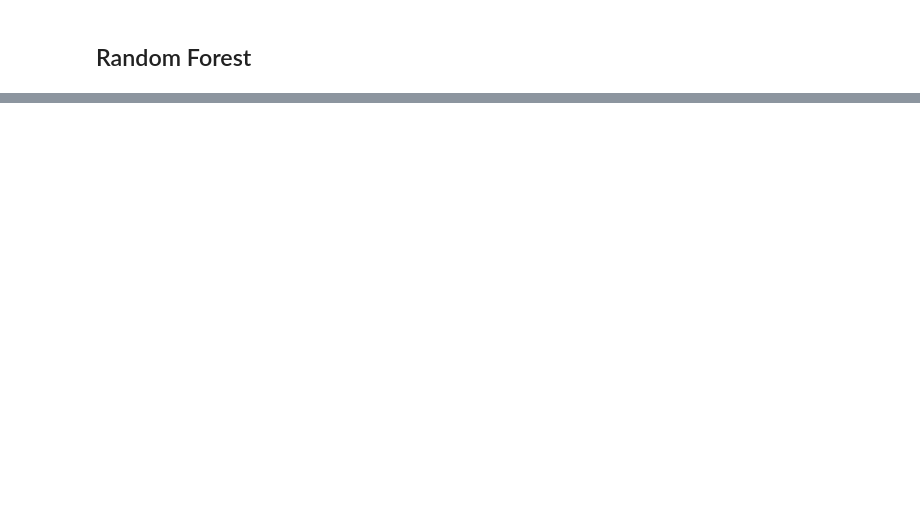
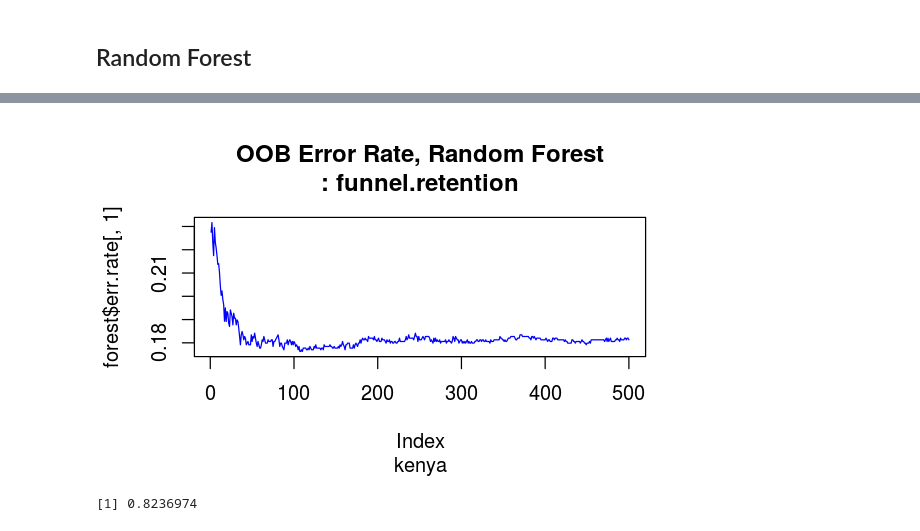
Before and after one commit to cturner500/DoPLER, a Jupyter notebook: R_funnel_analysis.ipynb, the cells around one changed output, grey strips where cells are left out. Cells and saved outputs as stored; diff of their text form; code cells hidden in the pictures; blank space fills up the shorter version.

```diff
--- a/R_funnel_analysis.ipynb
+++ b/R_funnel_analysis.ipynb
@@ -226,0 +179,11 @@ varImpPlot(forest, main = "Random Forest Variable Importance Plot: Predicting Us
+# %%
+plot(forest$err.rate[,1], type='l',col=4,
+     main = paste("OOB Error Rate, Random Forest\n:", col),
+     sub=paste(selected_country),
+     )
+# %% [output]
+[figure, added]
+# %%
+1-min(forest$err.rate[,1])
+# %% [output]
+[1] 0.8236974
```
Also changed, not shown: parts of 16 cells of this notebook.
